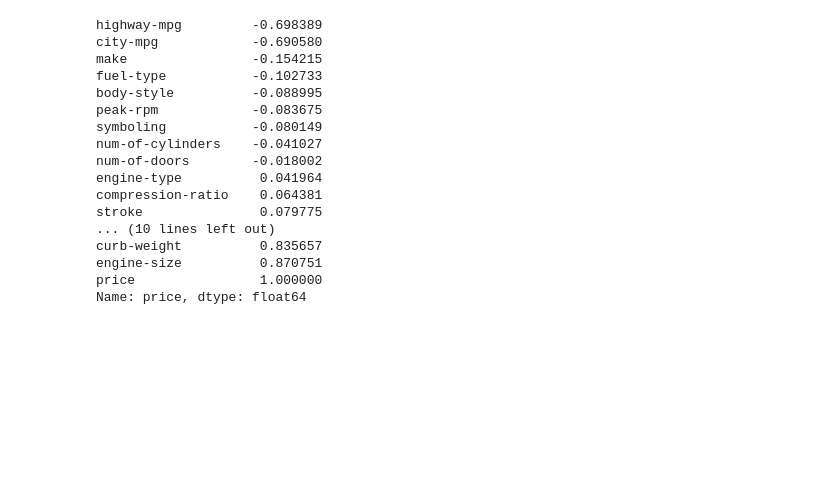
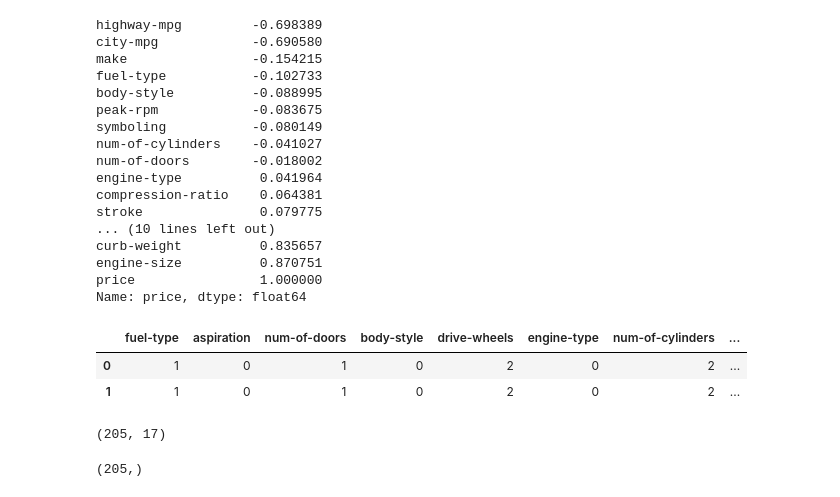
Before and after one commit to ShreeKeshavan/Car_price_prediction, a Jupyter notebook: Car_price_prediction.ipynb, the cells around one changed output. Cells and saved outputs as stored; diff of their text form; code cells hidden in the pictures; blank space fills up the shorter version.

```diff
--- a/Car_price_prediction.ipynb
+++ b/Car_price_prediction.ipynb
@@ -754,4 +754,14 @@ curb-weight          0.835657
 engine-size          0.870751
 price                1.000000
 Name: price, dtype: float64
+# %%
+final_df = df[['fuel-type','aspiration','num-of-doors','body-style','drive-wheels',
+               'engine-type','num-of-cylinders','fuel-system','wheel-base','length',
+               'width','curb-weight','engine-size','bore','horsepower','highway-mpg','city-mpg','price']]
+# %%
+final_df.head(2)
+# %% [output]
+|  | fuel-type | aspiration | num-of-doors | body-style | drive-wheels | engine-type | num-of-cylinders | ... |
+| 0 | 1 | 0 | 1 | 0 | 2 | 0 | 2 | ... |
+| 1 | 1 | 0 | 1 | 0 | 2 | 0 | 2 | ... |
 # %%
@@ -761,0 +770,8 @@ rfe = RandomForestRegressor()
+# %%
+X.shape
+# %% [output]
+(205, 17)
+# %%
+y.shape
+# %% [output]
+(205,)
```
Also changed, not shown: parts of 4 cells of this notebook.
